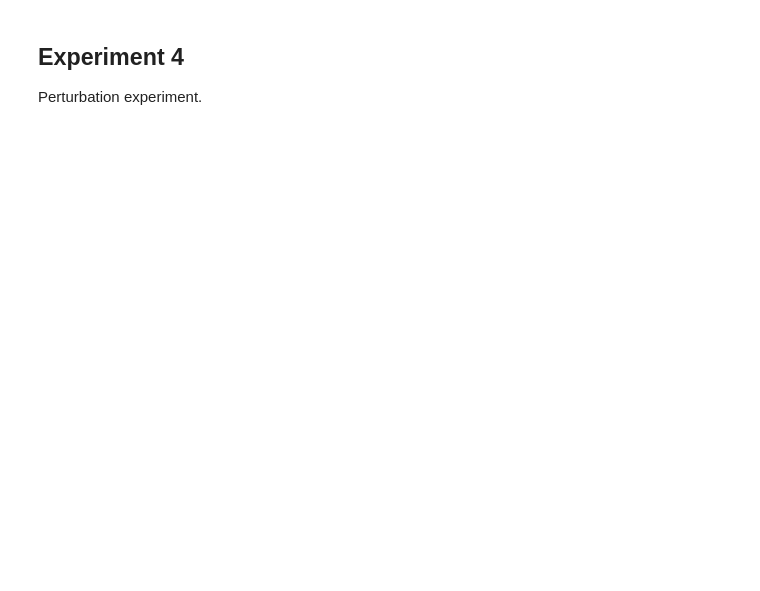
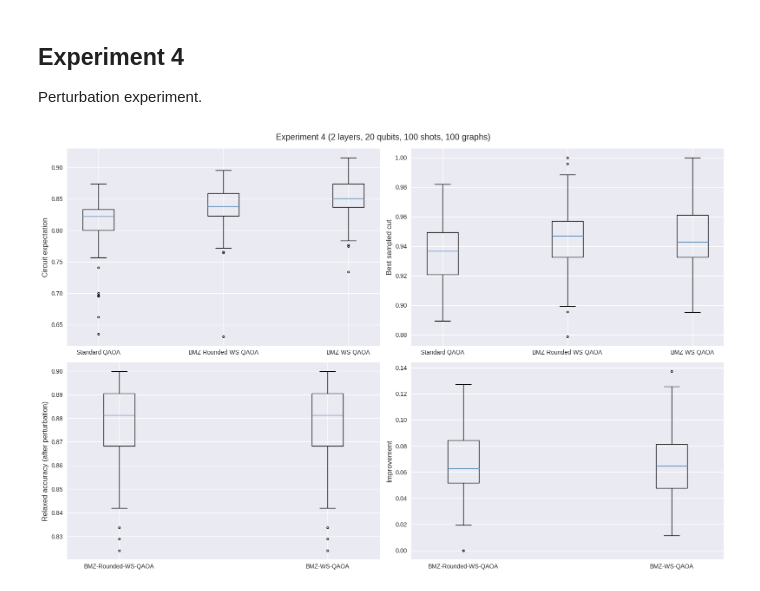
Before and after one commit to samco7/qaoa, a Jupyter notebook: notebooks/experiments.ipynb, the cells around one changed output. Saved outputs shown, nothing was run; the diff lists cells and outputs as text; code cells hidden in the pictures; blank space fills up the shorter version.

```diff
--- a/notebooks/experiments.ipynb
+++ b/notebooks/experiments.ipynb
@@ -474,49 +474,51 @@ Perturbation experiment.
 # %%
-# fig, ax = plt.subplots(2, 2, figsize=(16, 10))
-# ax = ax.ravel()
-# positions = [0, 2, 4]
+fig, ax = plt.subplots(2, 2, figsize=(16, 10))
+ax = ax.ravel()
+positions = [0, 2, 4]
 
-# ax[0].boxplot([standard_expectations, bmz_rounded_expectations, bmz_expectations], positions=positions, sym='.',
-# flierprops=dict(markeredgecolor='k'),
-# medianprops=dict(color='steelblue'),
-# boxprops=dict(color='k'),
-# capprops=dict(color='k'),
-# whiskerprops=dict(color='k'))
-# ax[0].set_xticks(positions, ['Standard QAOA', 'BMZ-Rounded-WS-QAOA', 'BMZ-WS-QAOA'])
-# ax[0].set_ylabel('Circuit expectation', fontsize=12)
-# plt.grid(False, axis='x')
+ax[0].boxplot([standard_expectations, bmz_rounded_expectations, bmz_expectations], positions=positions, sym='.',
+flierprops=dict(markeredgecolor='k'),
+medianprops=dict(color='steelblue'),
+boxprops=dict(color='k'),
+capprops=dict(color='k'),
+whiskerprops=dict(color='k'))
+ax[0].set_xticks(positions, ['Standard QAOA', 'BMZ-Rounded-WS-QAOA', 'BMZ-WS-QAOA'])
+ax[0].set_ylabel('Circuit expectation', fontsize=12)
+plt.grid(False, axis='x')
 
-# ax[1].boxplot([standard_vals, bmz_rounded_vals, bmz_vals], positions=positions, sym='.',
-# flierprops=dict(markeredgecolor='k'),
-# medianprops=dict(color='steelblue'),
-# boxprops=dict(color='k'),
-# capprops=dict(color='k'),
-# whiskerprops=dict(color='k'))
-# ax[1].set_xticks(positions, ['Standard QAOA', 'BMZ-Rounded-WS-QAOA', 'BMZ-WS-QAOA'])
-# ax[1].set_ylabel('Best sampled cut', fontsize=12)
-# plt.grid(False, axis='x')
+ax[1].boxplot([standard_vals, bmz_rounded_vals, bmz_vals], positions=positions, sym='.',
+flierprops=dict(markeredgecolor='k'),
+medianprops=dict(color='steelblue'),
+boxprops=dict(color='k'),
+capprops=dict(color='k'),
+whiskerprops=dict(color='k'))
+ax[1].set_xticks(positions, ['Standard QAOA', 'BMZ-Rounded-WS-QAOA', 'BMZ-WS-QAOA'])
+ax[1].set_ylabel('Best sampled cut', fontsize=12)
+plt.grid(False, axis='x')
 
-# ax[2].boxplot([bmz_rounded_relaxed, bmz_relaxed], positions=positions[:-1], sym='.',
-# flierprops=dict(markeredgecolor='k'),
-# medianprops=dict(color='steelblue'),
-# boxprops=dict(color='k'),
-# capprops=dict(color='k'),
-# whiskerprops=dict(color='k'))
-# ax[2].set_xticks(positions[:-1], ['BMZ-Rounded-WS-QAOA', 'BMZ-WS-QAOA'])
-# ax[2].set_ylabel('Relaxed accuracy (after perturbation)', fontsize=12)
-# plt.grid(False, axis='x')
+ax[2].boxplot([bmz_rounded_relaxed, bmz_relaxed], positions=positions[:-1], sym='.',
+flierprops=dict(markeredgecolor='k'),
+medianprops=dict(color='steelblue'),
+boxprops=dict(color='k'),
+capprops=dict(color='k'),
+whiskerprops=dict(color='k'))
+ax[2].set_xticks(positions[:-1], ['BMZ-Rounded-WS-QAOA', 'BMZ-WS-QAOA'])
+ax[2].set_ylabel('Relaxed accuracy (after perturbation)', fontsize=12)
+plt.grid(False, axis='x')
 
-# ax[3].boxplot([bmz_rounded_improvement, bmz_improvement], positions=positions[:-1], sym='.',
-# flierprops=dict(markeredgecolor='k'),
-# medianprops=dict(color='steelblue'),
-# boxprops=dict(color='k'),
-# capprops=dict(color='k'),
-# whiskerprops=dict(color='k'))
-# ax[3].set_xticks(positions[:-1], ['BMZ-Rounded-WS-QAOA', 'BMZ-WS-QAOA'])
-# ax[3].set_ylabel('Improvement', fontsize=12)
-# plt.grid(False, axis='x')
+ax[3].boxplot([bmz_rounded_improvement, bmz_improvement], positions=positions[:-1], sym='.',
+flierprops=dict(markeredgecolor='k'),
+medianprops=dict(color='steelblue'),
+boxprops=dict(color='k'),
+capprops=dict(color='k'),
+whiskerprops=dict(color='k'))
+ax[3].set_xticks(positions[:-1], ['BMZ-Rounded-WS-QAOA', 'BMZ-WS-QAOA'])
+ax[3].set_ylabel('Improvement', fontsize=12)
+plt.grid(False, axis='x')
 
-# plt.tight_layout()
-# plt.suptitle(f'Experiment 4 ({n_layers} layers, {n_qubits} qubits, {shots} shots, {n_graphs} graphs)', fontsize=14, y=1.02)
-# save_plot(fig, 'experiment_4')
-# plt.show()
+plt.tight_layout()
+plt.suptitle(f'Experiment 4 ({n_layers} layers, {n_qubits} qubits, {shots} shots, {n_graphs} graphs)', fontsize=14, y=1.02)
+save_plot('experiment_4')
+plt.show()
+# %% [output]
+[figure, added]
```
Also changed, not shown: parts of 12 cells of this notebook.
